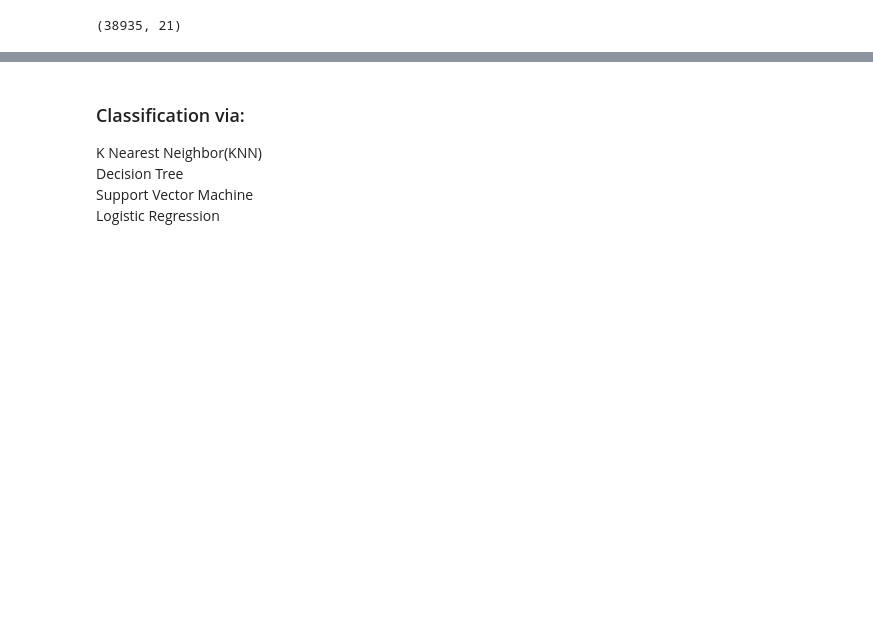
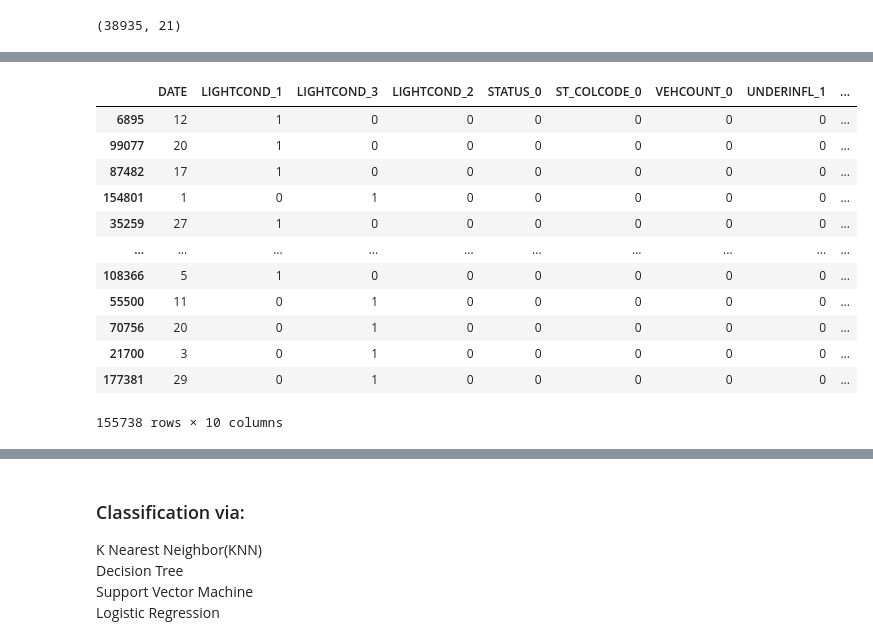
Before and after one commit to Yuanleoluo/Final_Project, a Jupyter notebook: capstoneProject.ipynb, the cells around one changed output, grey strips where cells are left out. Saved outputs shown, nothing was run; the diff lists cells and outputs as text; code cells hidden in the pictures; blank space fills up the shorter version.

```diff
--- a/capstoneProject.ipynb
+++ b/capstoneProject.ipynb
@@ -980,3 +962,29 @@ feature_selected
+# %%
+# features selected via Feature Importance method
+
+# feature_selected = df_train[['SDOT_COLCODE_14', 'Y', 'SDOT_COLCODE_11', 'LIGHTCOND_1', 'LIGHTCOND_3',
+#                              'PERSONCOUNT_2', 'PERSONCOUNT_3', 'MONTH', 'DATE']]
+
+# feature selected via Univariate Selection
+feature_selected = df_train[['DATE', 'LIGHTCOND_1', 'LIGHTCOND_3', 'LIGHTCOND_2', 'STATUS_0',
+                              'ST_COLCODE_0', 'VEHCOUNT_0', 'UNDERINFL_1', 'LIGHTCOND_4', 'ST_COLCODE_10']]
+
+
+feature_selected
+# %% [output]
+|  | DATE | LIGHTCOND_1 | LIGHTCOND_3 | LIGHTCOND_2 | STATUS_0 | ST_COLCODE_0 | VEHCOUNT_0 | UNDERINFL_1 | ... |
+| 6895 | 12 | 1 | 0 | 0 | 0 | 0 | 0 | 0 | ... |
+| 99077 | 20 | 1 | 0 | 0 | 0 | 0 | 0 | 0 | ... |
+| 87482 | 17 | 1 | 0 | 0 | 0 | 0 | 0 | 0 | ... |
+| 154801 | 1 | 0 | 1 | 0 | 0 | 0 | 0 | 0 | ... |
+| 35259 | 27 | 1 | 0 | 0 | 0 | 0 | 0 | 0 | ... |
+| ... | ... | ... | ... | ... | ... | ... | ... | ... | ... |
+| 108366 | 5 | 1 | 0 | 0 | 0 | 0 | 0 | 0 | ... |
+| 55500 | 11 | 0 | 1 | 0 | 0 | 0 | 0 | 0 | ... |
+| 70756 | 20 | 0 | 1 | 0 | 0 | 0 | 0 | 0 | ... |
+| 21700 | 3 | 0 | 1 | 0 | 0 | 0 | 0 | 0 | ... |
+| 177381 | 29 | 0 | 1 | 0 | 0 | 0 | 0 | 0 | ... |
+155738 rows × 10 columns
 # %%
 # training answers
 y = df_train['SEVERITYCODE'].values
```
Also changed, not shown: parts of 29 cells of this notebook.
